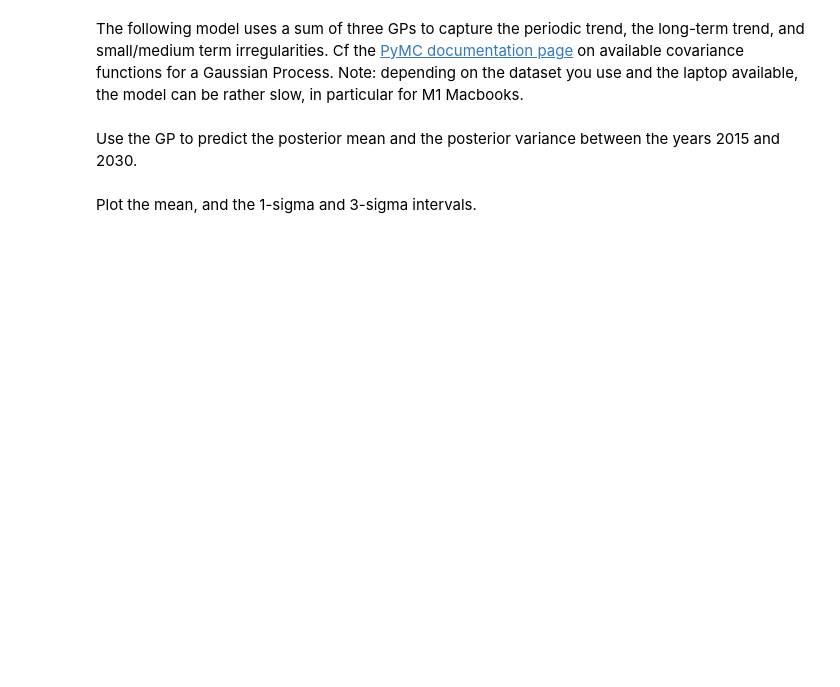
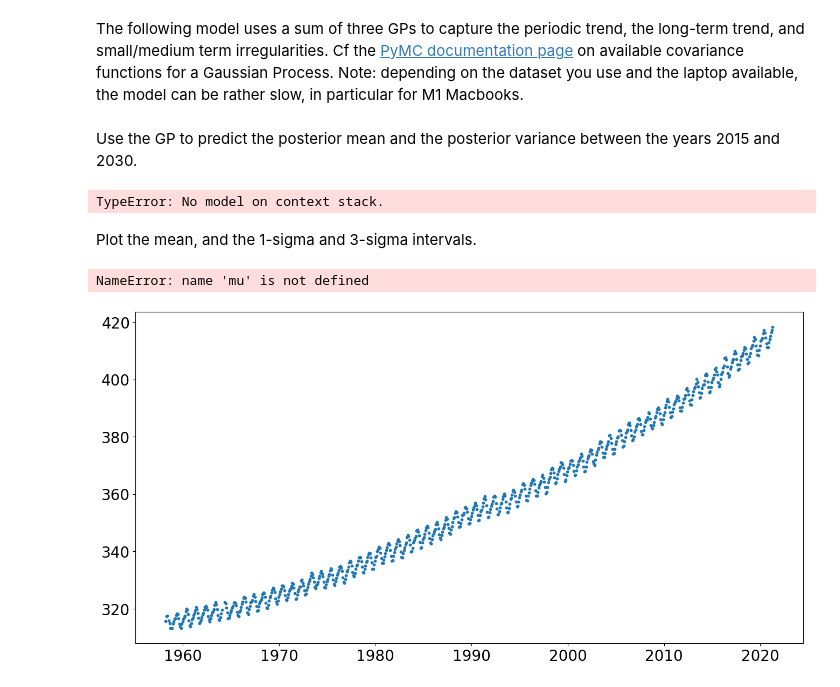
Before and after one commit to JorisDeRidder/DataAnalysisInPhysicsAndAstronomy, a Jupyter notebook: Notebooks/ExampleNotebook9_GaussianProcesses_pymc.ipynb, the cells around one changed output. Cells and saved outputs as stored; diff of their text form; code cells hidden in the pictures; blank space fills up the shorter version.

```diff
--- a/Notebooks/ExampleNotebook9_GaussianProcesses_pymc.ipynb
+++ b/Notebooks/ExampleNotebook9_GaussianProcesses_pymc.ipynb
@@ -333,26 +326,26 @@ with pm.Model() as model:
     # a decay of the exact periodic component. We put a long decay time, however, because we don't expect
     # this to happen any soon.
 
-    period         = pm.Normal("period",          mu=1, sigma=0.05)
+    period         = pm.Normal("period",          mu=1, sigma=0.02)
     lambdaPeriodic = pm.Gamma("lambdaPeriodic",   alpha=4, beta=3)
     etaPeriodic    = pm.HalfCauchy("etaPeriodic", beta=2, initval=1.0)
-    lambdaMatern52 = pm.Gamma("lambdaMatern52",   alpha=10, beta=0.075)
-    covSeasonal    = etaPeriodic**2 * gp.cov.Periodic(1, period, lambdaPeriodic) * gp.cov.Matern52(1, lambdaMatern52)
+    #lambdaMatern52 = pm.Gamma("lambdaMatern52",   alpha=10, beta=0.075)
+    covSeasonal    = etaPeriodic**2 * gp.cov.Periodic(1, period, lambdaPeriodic) #* gp.cov.Matern52(1, lambdaMatern52)
 
     myGPseasonal = pm.gp.Marginal(cov_func=covSeasonal)
 
     # On top of all these perodicities and trends, there is also noise. It's unclear whether it's pure
     # white noise, so we also add a Matern32 process to add noise on a somewhat longer time scale.
 
-    etaNoise       = pm.HalfNormal("etaNoise", sigma=0.5, initval=0.05)
-    lambdaMatern32 = pm.Gamma("lambdaNoise", alpha=2, beta=4)
-    #sigma          = pm.HalfNormal("sigma", sigma=0.25, initval=0.05)                                     # There is currently a bug (#6673) in gp that causes the following line to fail with gp.cov.WhiteNoise.
+    #etaNoise       = pm.HalfNormal("etaNoise", sigma=0.5, initval=0.05)
+    #lambdaMatern32 = pm.Gamma("lambdaNoise", alpha=2, beta=4)
+    sigma          = pm.HalfNormal("sigma", sigma=0.25, initval=0.05)                                     # There is currently a bug (#6673) in gp that causes the following line to fail with gp.cov.WhiteNoise.
     #covNoise       = etaNoise**2 * gp.cov.Matern32(1, lambdaMatern32) + gp.cov.WhiteNoise(sigma)
-    covNoise       = etaNoise**2 * gp.cov.Matern32(1, lambdaMatern32)
+    covNoise       = gp.cov.WhiteNoise(sigma)
 
     # The Gaussian process is a sum of these components
 
-    myGP = myGPseasonal + myGPtrend
+    myGP = myGPtrend + myGPseasonal
 
     # The likelihood
 
@@ -360,7 +353,7 @@ with pm.Model() as model:
 
     # Find the MAP values
 
-    MAP = pm.find_MAP(include_transformed=True)
+    #MAP = pm.find_MAP(include_transformed=True)
 
     # Sample
 
@@ -371,16 +364,21 @@ Use the GP to predict the posterior mean and the posterior variance between the
 tnew = np.linspace(2015, 2030, 15*12*2)[:,None]
 mu, var = myGP.predict(tnew, point=MAP, diag=True)
 sigma = np.sqrt(var)
+# %% [output]
+TypeError: No model on context stack.
 # %% [markdown]
 Plot the mean, and the 1-sigma and 3-sigma intervals.
 # %%
 fig, ax = plt.subplots(1,1, figsize=(16,8))
-ax.scatter(data.year, data.co2, s=30)
+ax.scatter(data.year, data.co2, s=10)
 ax.plot(tnew, mu, c="red")
 ax.fill_between(tnew.ravel(), mu-sigma, mu+sigma, color="red", alpha=0.1)
 ax.fill_between(tnew.ravel(), mu-3*sigma, mu+3*sigma, color="red", alpha=0.1)
 ax.set_xlabel("year")
 ax.set_ylabel("Monthly CO2 averages [ppm]")
 ax.set_xlim(2015, 2030)
 ax.set_ylim(390,)
 plt.show()
+# %% [output]
+NameError: name 'mu' is not defined
+[figure, added]
```
Also changed, not shown: parts of 12 cells of this notebook, 7 other files.
